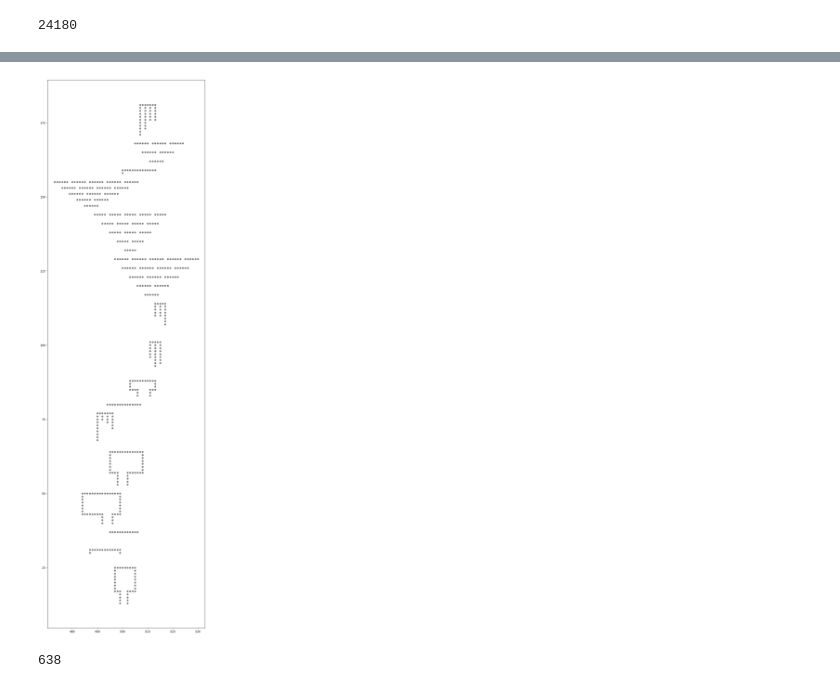
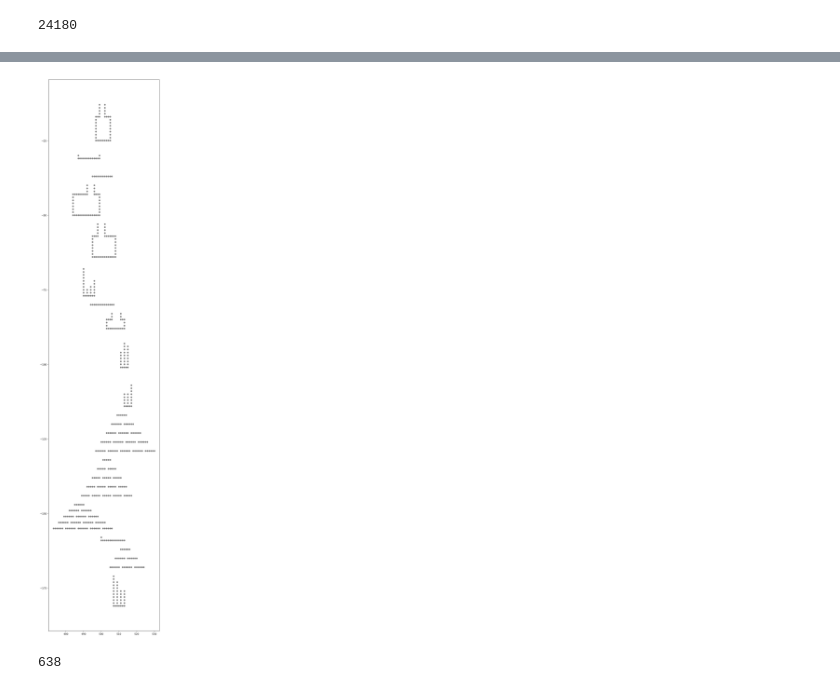
Before and after one commit to ilyinss/advent_of_code, a Jupyter notebook: 2022/2022.ipynb, the cells around one changed output, grey strips where cells are left out. Saved outputs shown, nothing was run; the diff lists cells and outputs as text; code cells hidden in the pictures.

```diff
--- a/2022/2022.ipynb
+++ b/2022/2022.ipynb
@@ -5463,21 +5445,21 @@ cave_matrix
 # %%
 import matplotlib.pyplot as plt
 
 X_1 = []
 Y_1 = []
 
 for i in cave_matrix.keys():
     X_1.append(i[0])
-    Y_1.append(i[1])
+    Y_1.append(-i[1])
 
 plt.scatter(x=X_1, y=Y_1, marker = 'h', color = 'grey')
-plt.rcParams["figure.figsize"] = [10, 35]
+plt.rcParams["figure.figsize"] = [8, 40]
 plt.show()
 
 # песок будет сыпаться от точки (500, 0) снизу вверх
 # TODO: надо как-то инвертировать оси
 # %% [output]
-[figure, old version]
+[figure, new version]
 # %%
 import copy
 cave_matrix_1 = copy.deepcopy(cave_matrix)
```
Also changed, not shown: parts of 14 cells of this notebook, 1 other file.
